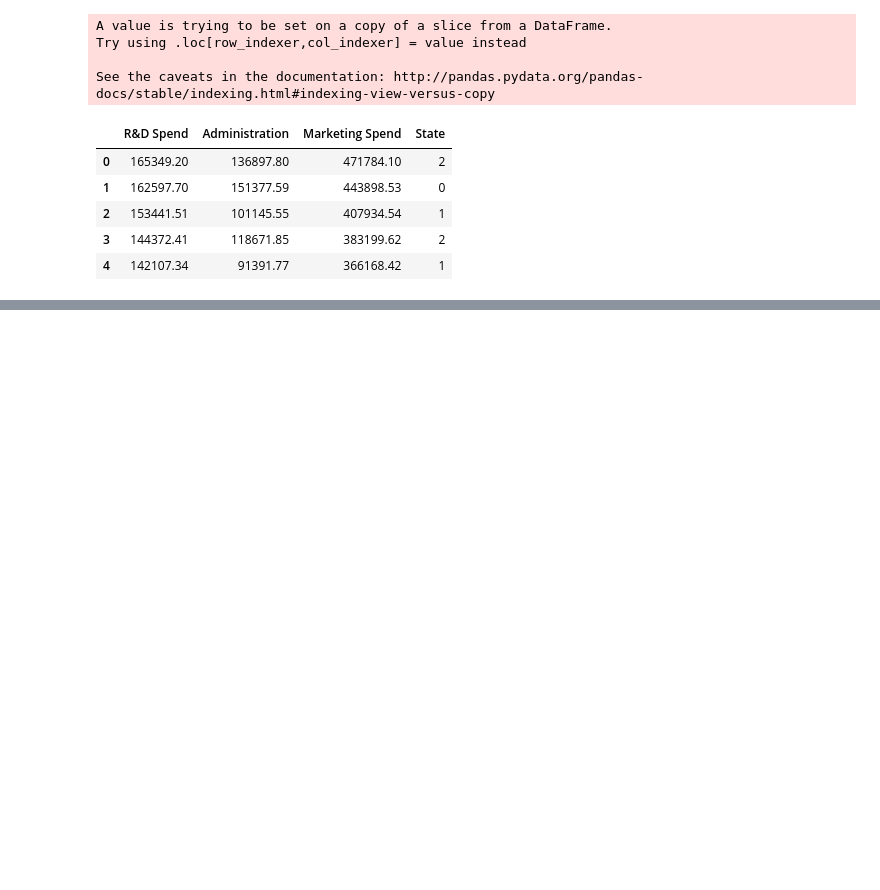
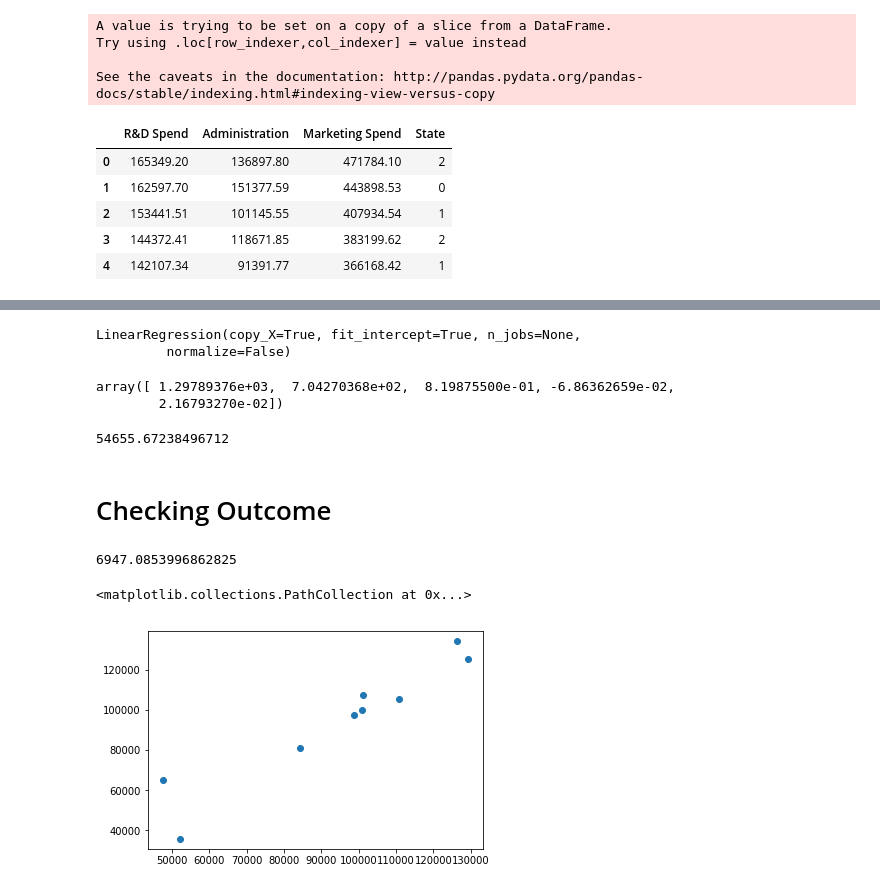
Before and after one commit to DiptoChakrabarty/LW-Daily-Codes, a Jupyter notebook: Day 8/MV_LR.ipynb, the cells around one changed output, grey strips where cells are left out. Saved outputs shown, nothing was run; the diff lists cells and outputs as text; code cells hidden in the pictures; blank space fills up the shorter version.

```diff
--- a/Day 8/MV_LR.ipynb
+++ b/Day 8/MV_LR.ipynb
@@ -44,0 +60,2 @@ X.head()
+# %%
+X=X[:,1:]
@@ -44,0 +68,3 @@ X.head()
+# %%
+model=LinearRegression()
+X_train, X_test, y_train, y_test = train_test_split(X, y, test_size=0.18, random_state=42)
@@ -44,0 +75,27 @@ X.head()
+# %%
+model.fit(X_train,y_train)
+# %% [output]
+LinearRegression(copy_X=True, fit_intercept=True, n_jobs=None,
+         normalize=False)
+# %%
+y_pred=model.predict(X_test)
+# %%
+model.coef_
+# %% [output]
+array([ 1.29789376e+03,  7.04270368e+02,  8.19875500e-01, -6.86362659e-02,
+        2.16793270e-02])
+# %%
+model.intercept_
+# %% [output]
+54655.67238496712
+# %% [markdown]
+# Checking Outcome
+# %%
+metrics.mean_absolute_error(y_pred,y_test)
+# %% [output]
+6947.0853996862825
+# %%
+plt.scatter(y_pred,y_test)
+# %% [output]
+<matplotlib.collections.PathCollection at 0x...>
+[figure, added]
```
Also changed, not shown: parts of 10 cells of this notebook, 17 other files.
